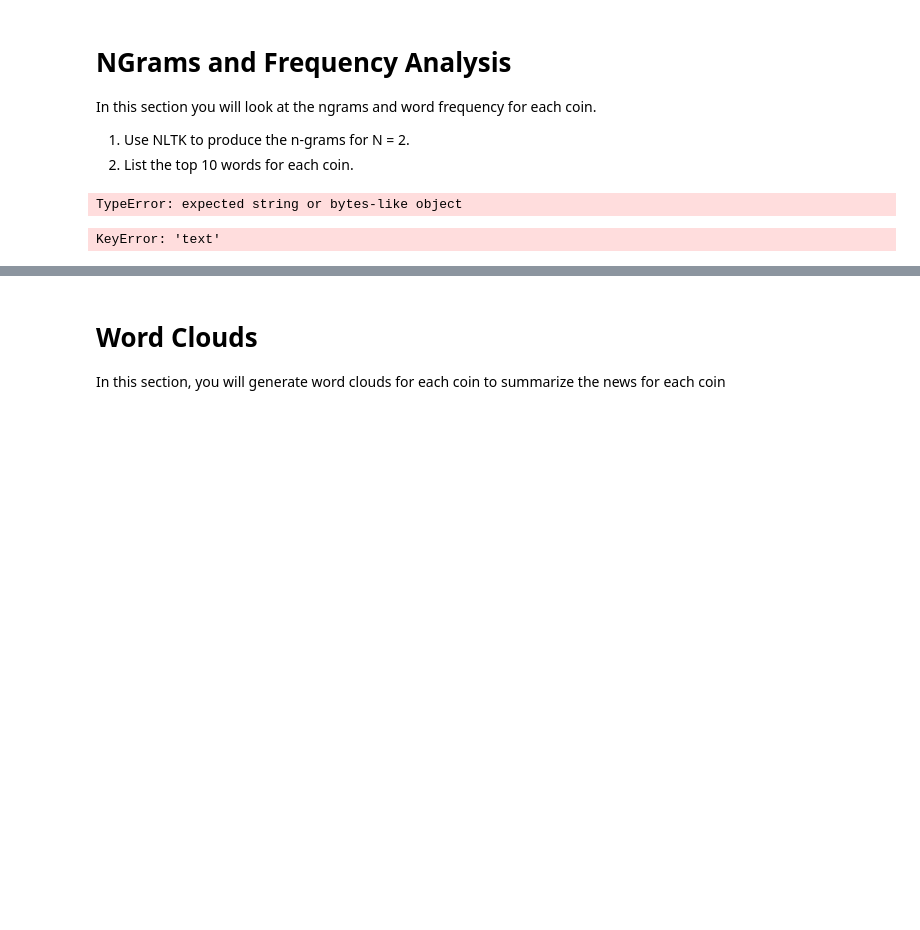
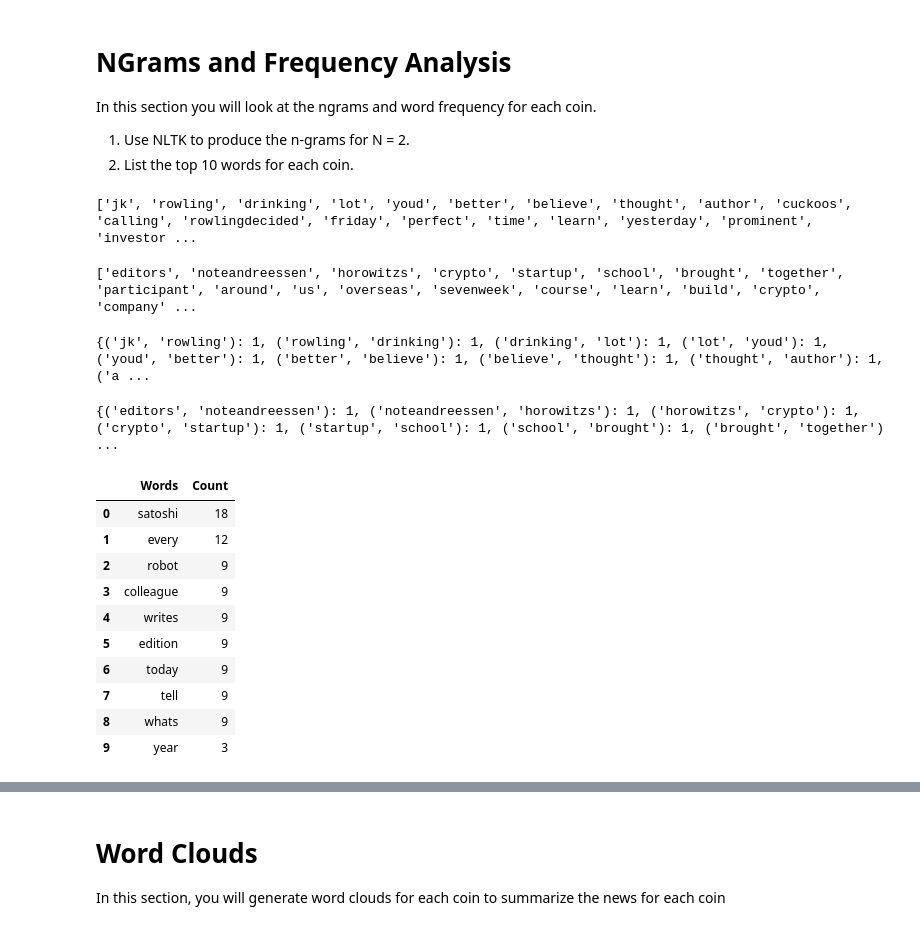
Before and after one commit to CPix18/MyFinTechRepo, a Jupyter notebook: HW9- NLP/Instructions/Starter_Code/crypto_sentiment.ipynb, the cells around one changed output, grey strips where cells are left out. Drawn from its saved outputs; the diff is of its cells as text; code cells hidden in the pictures; blank space fills up the shorter version.

```diff
--- a/HW9- NLP/Instructions/Starter_Code/crypto_sentiment.ipynb
+++ b/HW9- NLP/Instructions/Starter_Code/crypto_sentiment.ipynb
@@ -247,14 +252,20 @@ from nltk import ngrams
+# %%
+sw_addons = set(['char', 'ha', 'bitcoinnotedterf', 'wa', 'fucking', 'another', 'btc', 'bitcoin', 'going', 'daywelcome', 'another', 'nakaboto'])
+# %%
+big_string = ' '.join([article['content'] for article in bitcoin_articles['articles'] if article['content']])
 # %%
-def process_text(bitcoin_articles):
+lemmatizer = WordNetLemmatizer()
+def process_text(doc):
     sw = set(stopwords.words('english'))
+    sw = sw.union(sw_addons)
     regex = re.compile("[^a-zA-Z ]")
-    re_clean = regex.sub('', bitcoin_articles)
+    re_clean = regex.sub('', doc)
     words = word_tokenize(re_clean)
     lem = [lemmatizer.lemmatize(word) for word in words]
     output = [word.lower() for word in lem if word.lower() not in sw]
     return output
 # %%
-btc_processed = process_text(bitcoin_articles)
+btc_processed = process_text(big_string)
 print(btc_processed)
 # %% [output]
-TypeError: expected string or bytes-like object
+['jk', 'rowling', 'drinking', 'lot', 'youd', 'better', 'believe', 'thought', 'author', 'cuckoos', 'calling', 'rowlingdecided', 'friday', 'perfect', 'time', 'learn', 'yesterday', 'prominent', 'investor ...
@@ -261,14 +274,20 @@ TypeError: expected string or bytes-like object
 # %%
-eth_processed = tokenizer(ethereum_articles)
+eth_processed = process_text(big_string)
 print(eth_processed)
 # %% [output]
-KeyError: 'text'
+['editors', 'noteandreessen', 'horowitzs', 'crypto', 'startup', 'school', 'brought', 'together', 'participant', 'around', 'us', 'overseas', 'sevenweek', 'course', 'learn', 'build', 'crypto', 'company' ...
 # %%
 # Generate the Bitcoin N-grams where N=2
-bigram_counts = Counter(ngrams(processed, n=2))
+bigram_counts = Counter(ngrams(btc_processed, n=2))
 print(dict(bigram_counts))
+# %% [output]
+{('jk', 'rowling'): 1, ('rowling', 'drinking'): 1, ('drinking', 'lot'): 1, ('lot', 'youd'): 1, ('youd', 'better'): 1, ('better', 'believe'): 1, ('believe', 'thought'): 1, ('thought', 'author'): 1, ('a ...
 # %%
 # Generate the Ethereum N-grams where N=2
+bigram_counts = Counter(ngrams(eth_processed, n=2))
+print(dict(bigram_counts))
+# %% [output]
+{('editors', 'noteandreessen'): 1, ('noteandreessen', 'horowitzs'): 1, ('horowitzs', 'crypto'): 1, ('crypto', 'startup'): 1, ('startup', 'school'): 1, ('school', 'brought'): 1, ('brought', 'together') ...
 # %%
 # Use the token_count function to generate the top 10 words from each coin
 def token_count(tokens, N=10):
@@ -276,5 +295,20 @@ def token_count(tokens, N=10):
     return Counter(tokens).most_common(N)
 # %%
 # Get the top 10 words for Bitcoin
+token_count(btc_processed)
+btc_count = pd.DataFrame(token_count(btc_processed)).rename(columns = {0: "Words", 1: "Count"})
+btc_count.head(10)
+# %% [output]
+|  | Words | Count |
+| 0 | satoshi | 18 |
+| 1 | every | 12 |
+| 2 | robot | 9 |
+| 3 | colleague | 9 |
+| 4 | writes | 9 |
+| 5 | edition | 9 |
+| 6 | today | 9 |
+| 7 | tell | 9 |
+| 8 | whats | 9 |
+| 9 | year | 3 |
 # %%
 # Get the top 10 words for Ethereum
```
Also changed, not shown: parts of 17 cells of this notebook, 4 other files.
